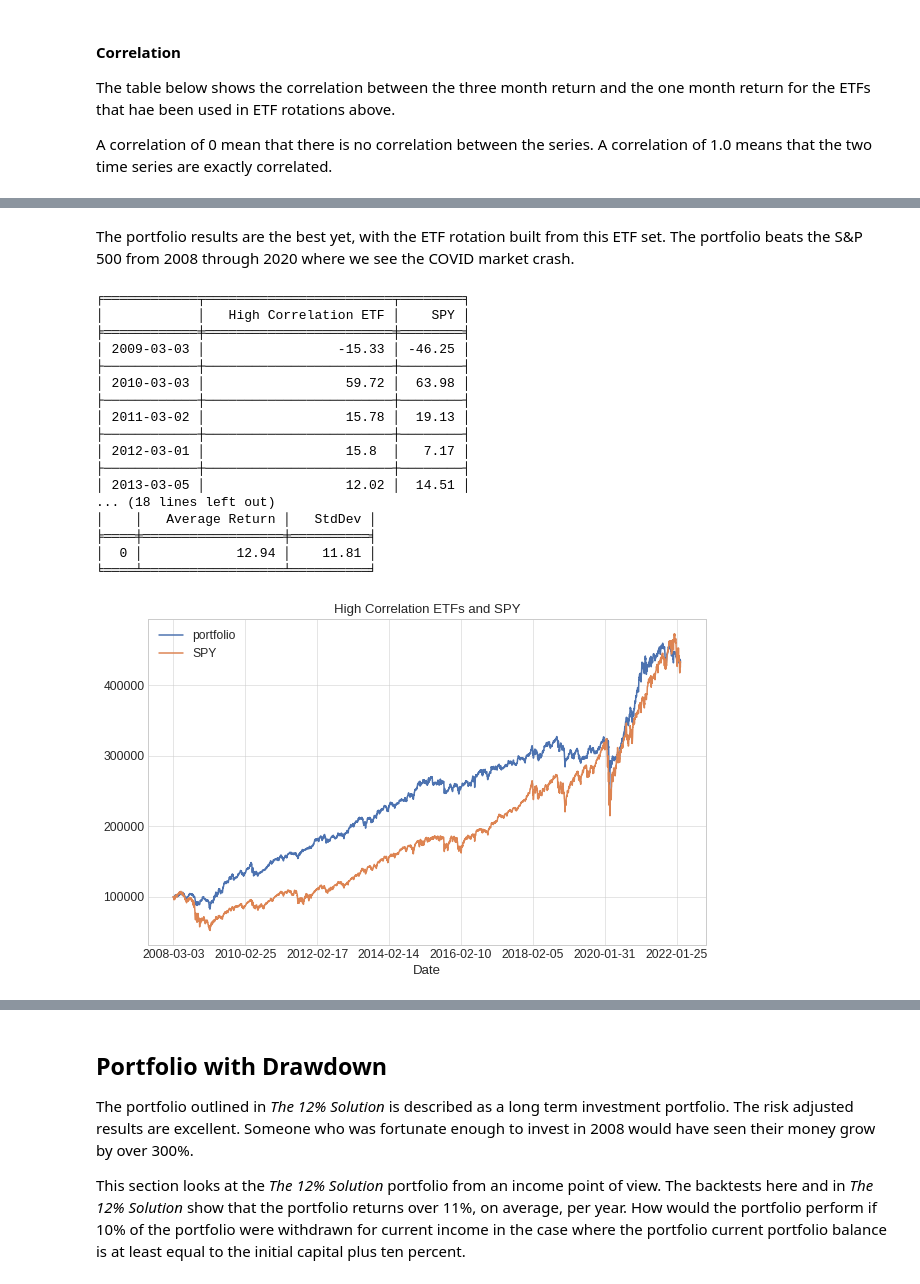
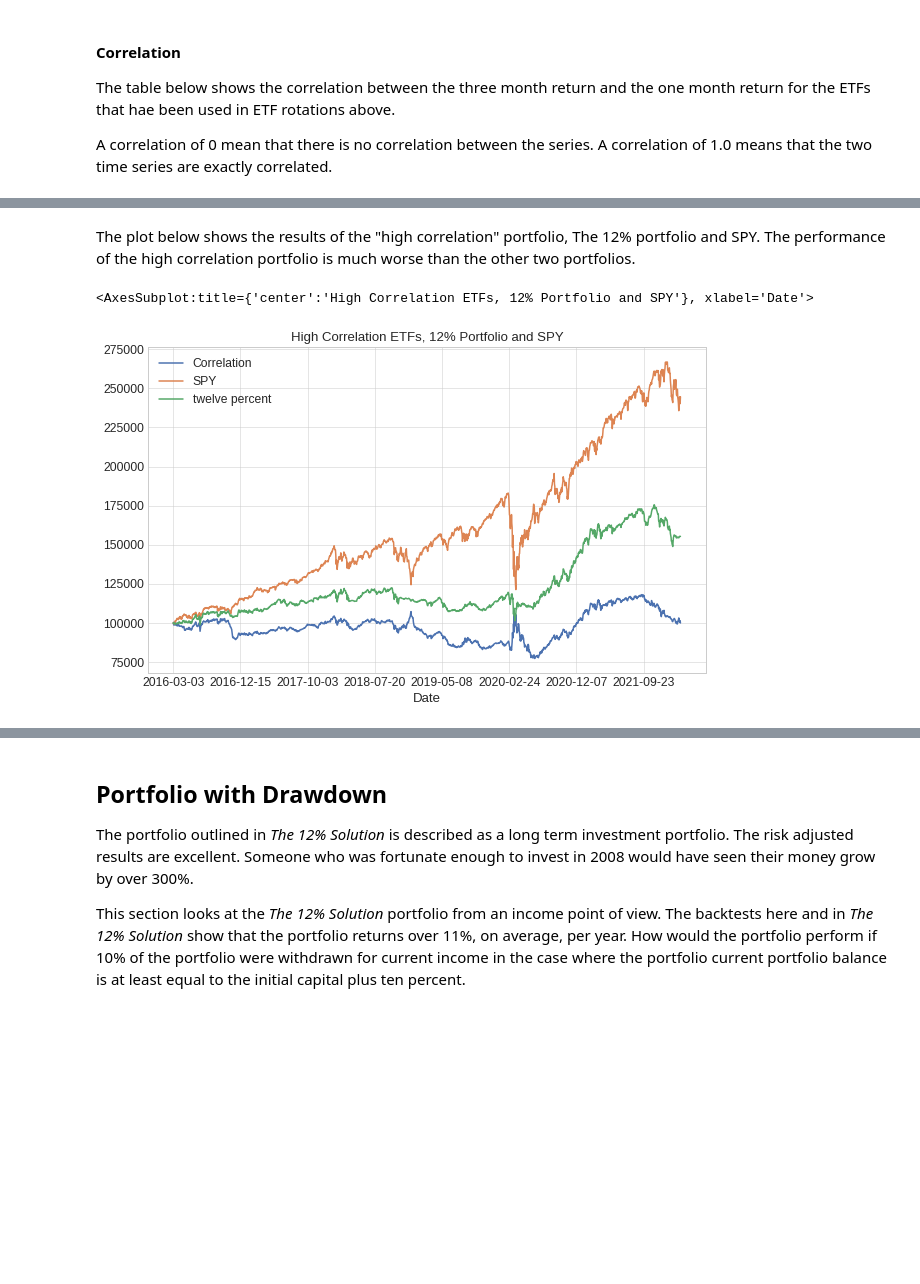
Before and after one commit to IanLKaplan/twelve_percent, a Jupyter notebook: twelve_percent.ipynb, the cells around one changed output, grey strips where cells are left out. Drawn from its saved outputs; the diff is of its cells as text; code cells hidden in the pictures; blank space fills up the shorter version.

Commit message:
Added material on correlation.

```diff
--- a/twelve_percent.ipynb
+++ b/twelve_percent.ipynb
@@ -584,7 +584,7 @@ portfolio_df, assets_df = portfolio_return(holdings=holdings,
                                               year_rebalance=False)
 
 
-def build_plot_data(portfolio_df: pd.DataFrame, spy_df: pd.DataFrame) -> pd.DataFrame:
+def build_plot_data(holdings: float, portfolio_df: pd.DataFrame, spy_df: pd.DataFrame) -> pd.DataFrame:
     port_start_date = portfolio_df.index[0]
     if type(port_start_date) == str:
         port_start_date = datetime.fromisoformat(port_start_date)
@@ -624,7 +624,7 @@ def adjust_time_series(ts_one_df: pd.DataFrame, ts_two_df: pd.DataFrame) -> Tupl
 
 spy_df = pd.DataFrame(equity_adj_close['SPY'])
 spy_df, portfolio_df = adjust_time_series(spy_df, portfolio_df)
-plot_df = build_plot_data(portfolio_df, spy_df)
+plot_df = build_plot_data(holdings, portfolio_df, spy_df)
 # %% [markdown]
 <h3>
 Portfolio Results
@@ -1438,7 +1438,11 @@ def calculate_return_series(close_prices_df: pd.DataFrame,
 
 
 all_etf_adj_close = pd.concat([equity_adj_close, new_equity_adj_close, short_etf_adj_close], axis=1)
-three_month_df, one_month_df = calculate_return_series(close_prices_df=all_etf_adj_close, start_date=start_date)
+corr_end_date = start_date + relativedelta(years=8)
+date_index = all_etf_adj_close.index
+corr_end_ix = findDateIndex(date_index, corr_end_date)
+all_etf_adj_close_trunc = all_etf_adj_close[:][0:corr_end_ix+1]
+three_month_df, one_month_df = calculate_return_series(close_prices_df=all_etf_adj_close_trunc, start_date=start_date)
 return_corr = three_month_df.corrwith(one_month_df)
 return_corr.sort_values(ascending=False, inplace=True)
 return_corr_df = pd.DataFrame(return_corr)
@@ -1481,7 +1485,7 @@ Arbitrarily choosing the correlation for SPY as the cut off, an ETF rotation set
 is constructed.
 </p>
 # %%
-etf_corr_set = return_corr_df[:][return_corr_df >= return_corr_df.loc['SPY']].dropna()
+etf_corr_set = return_corr_df[:][return_corr_df >= 0.10].dropna()
 high_corr_etfs = all_etf_adj_close[etf_corr_set.index]
 
 high_corr_portfolio_df, assets_df = portfolio_return(holdings=holdings,
@@ -1489,48 +1493,31 @@ high_corr_portfolio_df, assets_df = portfolio_return(holdings=holdings,
                                               bond_percent=bond_percent,
                                               asset_etfs=high_corr_etfs,
                                               bond_etfs=fixed_income_adjclose,
-                                              start_date=start_date,
+                                              start_date=corr_end_date,
                                               end_date=end_date,
                                               year_rebalance=False)
 
-plot_df = build_plot_data(high_corr_portfolio_df, spy_df)
+twelve_percent_df,  assets_df = portfolio_return(holdings=holdings,
+                                              asset_percent=equity_percent,
+                                              bond_percent=bond_percent,
+                                              asset_etfs=asset_adj_close,
+                                              bond_etfs=fixed_income_adjclose,
+                                              start_date=corr_end_date,
+                                              end_date=end_date,
+                                              year_rebalance=False)
+
+
+spy_df_adj, t = adjust_time_series(spy_df, high_corr_portfolio_df)
+
+plot_df = build_plot_data(holdings, high_corr_portfolio_df, spy_df_adj)
+plot_df['twelve percent'] = twelve_percent_df
+plot_df.columns = ['Correlation', 'SPY', 'twelve percent']
-# %% [markdown]
-The portfolio results are the best yet, with the ETF rotation built from this
-ETF set.  The portfolio beats the S&P 500 from 2008 through 2020 where we see the COVID
-market crash.
-# %%
-plot_df.plot(grid=True, title='High Correlation ETFs and SPY', figsize=(10,6))
-
-period_return_df = period_return(portfolio_df=high_corr_portfolio_df, period=trading_days)
-portfolio_spy_return_df = pd.concat([period_return_df, spy_period_return_df], axis=1)
-portfolio_spy_return_df.columns = ['High Correlation ETF', 'SPY']
-portfolio_spy_return_df = round(portfolio_spy_return_df * 100, 2)
-
-print(tabulate(portfolio_spy_return_df, headers=[*portfolio_spy_return_df.columns], tablefmt='fancy_grid'))
-
-average_return_df = pd.DataFrame(portfolio_spy_return_df.mean()).transpose()
-
-port_return = return_df(high_corr_portfolio_df)
-port_volatility = round(port_return.values.std() * sqrt(trading_days) * 100, 2)
-
-stats_df = pd.DataFrame([round(period_return_df.values.mean() * 100, 2), port_volatility]).transpose()
-print(tabulate(stats_df, headers=['Average Return', 'StdDev'], tablefmt='fancy_grid'))
-# %% [output]
-╒════════════╤════════════════════════╤════════╕
-│            │   High Correlation ETF │    SPY │
-╞════════════╪════════════════════════╪════════╡
-│ 2009-03-03 │                 -15.33 │ -46.25 │
-├────────────┼────────────────────────┼────────┤
-│ 2010-03-03 │                  59.72 │  63.98 │
-├────────────┼────────────────────────┼────────┤
-│ 2011-03-02 │                  15.78 │  19.13 │
-├────────────┼────────────────────────┼────────┤
-│ 2012-03-01 │                  15.8  │   7.17 │
-├────────────┼────────────────────────┼────────┤
-│ 2013-03-05 │                  12.02 │  14.51 │
-... (18 lines left out)
-│    │   Average Return │   StdDev │
-╞════╪══════════════════╪══════════╡
-│  0 │            12.94 │    11.81 │
-╘════╧══════════════════╧══════════╛
-[figure, removed]
+# %% [markdown]
+The plot below shows the results of the "high correlation" portfolio, The 12% portfolio
+and SPY.  The performance of the high correlation portfolio is much worse than the
+other two portfolios.
+# %%
+plot_df.plot(grid=True, title='High Correlation ETFs, 12% Portfolio and SPY', figsize=(10,6))
+# %% [output]
+<AxesSubplot:title={'center':'High Correlation ETFs, 12% Portfolio and SPY'}, xlabel='Date'>
+[figure, added]
```
Also changed, not shown: parts of 17 cells of this notebook, 1 other file.
